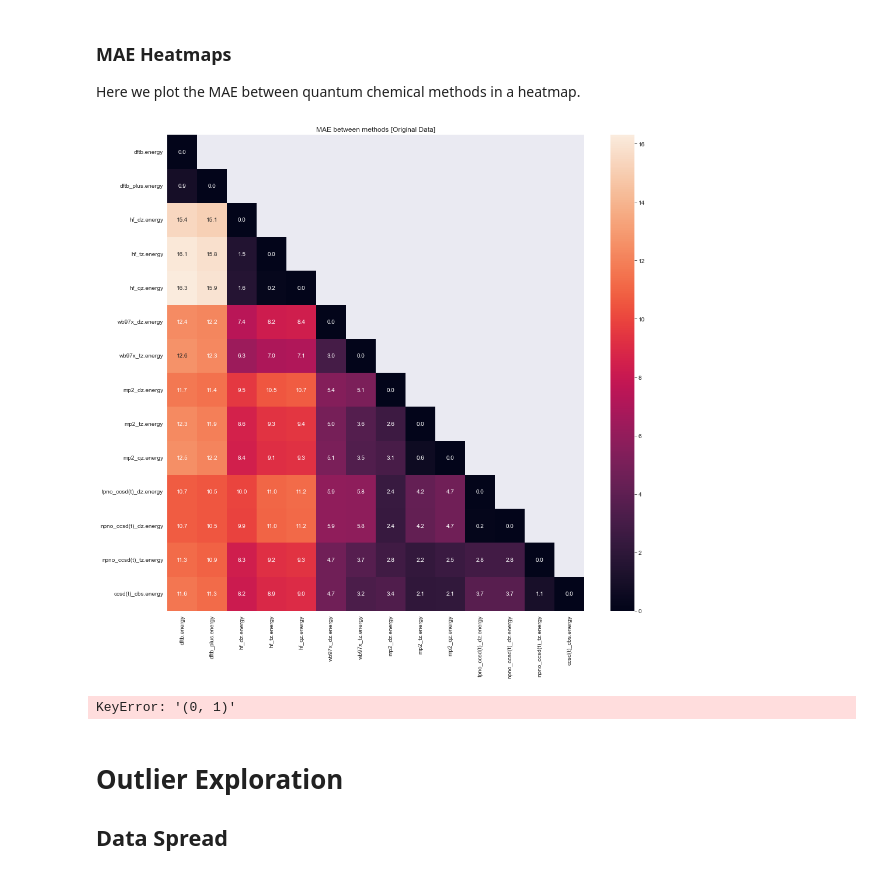
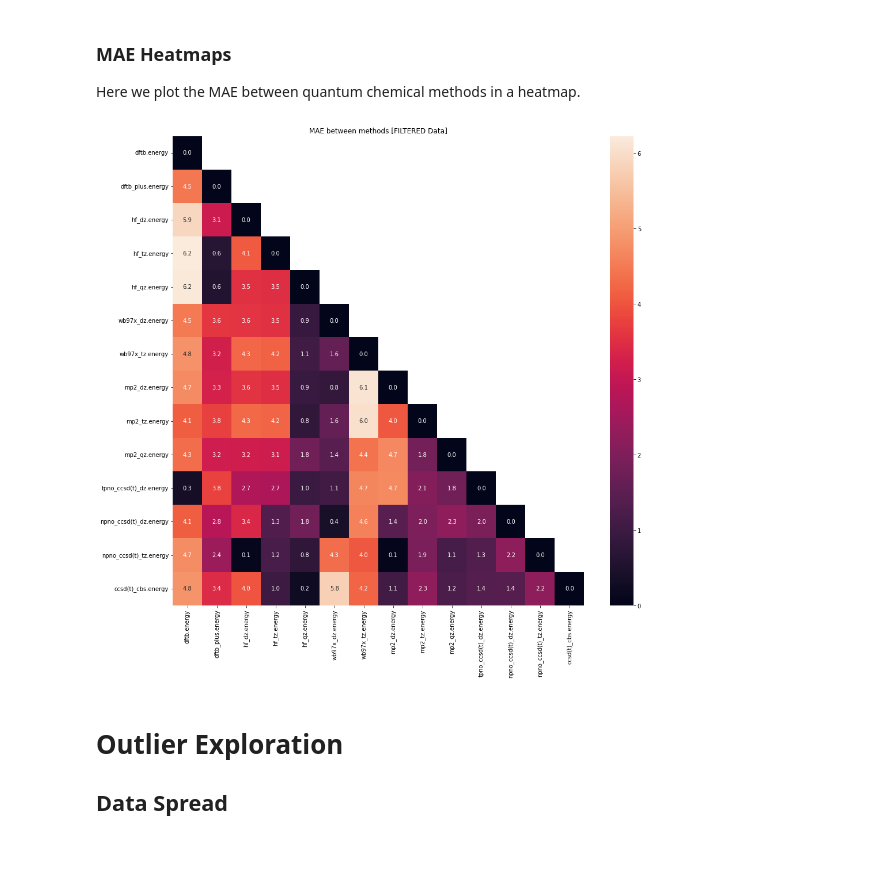
Before and after one commit to djyaron/summer22-analysis, a Jupyter notebook: outlier_analysis.ipynb, the cells around one changed output. Saved outputs shown, nothing was run; the diff lists cells and outputs as text; code cells hidden in the pictures.

```diff
--- a/outlier_analysis.ipynb
+++ b/outlier_analysis.ipynb
@@ -14,8 +14,17 @@ from starter_code import (
 # %%
 molecules = load_ani1_data()
 # Calculate the residual vector for each method-method combination
-resid = calc_resid(molecules)
+# resid = calc_resid(molecules)
 # Resid but as a Dataframe
 resid_df = calc_resid(molecules, as_dataframe=True)
+# Correcting for the number of heavy atoms
+resid_df["nh"] = resid_df.index.map(lambda x: num_heavy_atoms(x[0]))
+for column in resid_df:
+    resid_df[column] = resid_df[column] / (resid_df['nh'] ** 0.5)
+
+del resid_df['nh']
+# Filtering Data
+# filtered_data = filter_outliers(data_matrix=resid)
+filtered_data_df = filter_outliers(dataframe=resid_df)
 # %% [output]
 data file path is ./ANI-1ccx_clean_fullentry.h5
@@ -60,21 +48,22 @@ O3     55           NaN      NaN      NaN      NaN      NaN      NaN      NaN
 
 Here we plot the MAE between quantum chemical methods in a heatmap.
 # %%
-import seaborn as sns
+import numpy as np
 # Create a heatmap of the MAE between methods
 #heatmap_fmt = {"annot_kws": {'size': 16}}
 # create_heatmap(ani1_config["target"], "MAE between methods [Original Data]", data_matrix=resid, show_progress=True)
 # Heatmap with filtered data
+# filtered_data_df = resid_df[~filter_outliers(resid_df)]
+resid_df[filtered_data_df] = np.nan
+
 create_heatmap(
         ani1_config["target"],
         "MAE between methods [FILTERED Data]",
         # data_matrix=filtered_data,
-        dataframe=filtered_data_df,
-        show_progress=True
+        dataframe=resid_df
     )
 # %% [output]
-[figure, old version]
+[figure, new version]
-KeyError: '(0, 1)'
 # %% [markdown]
 # Outlier Exploration
 ## Data Spread
```
Also changed, not shown: parts of 10 cells of this notebook, 2 other files.
